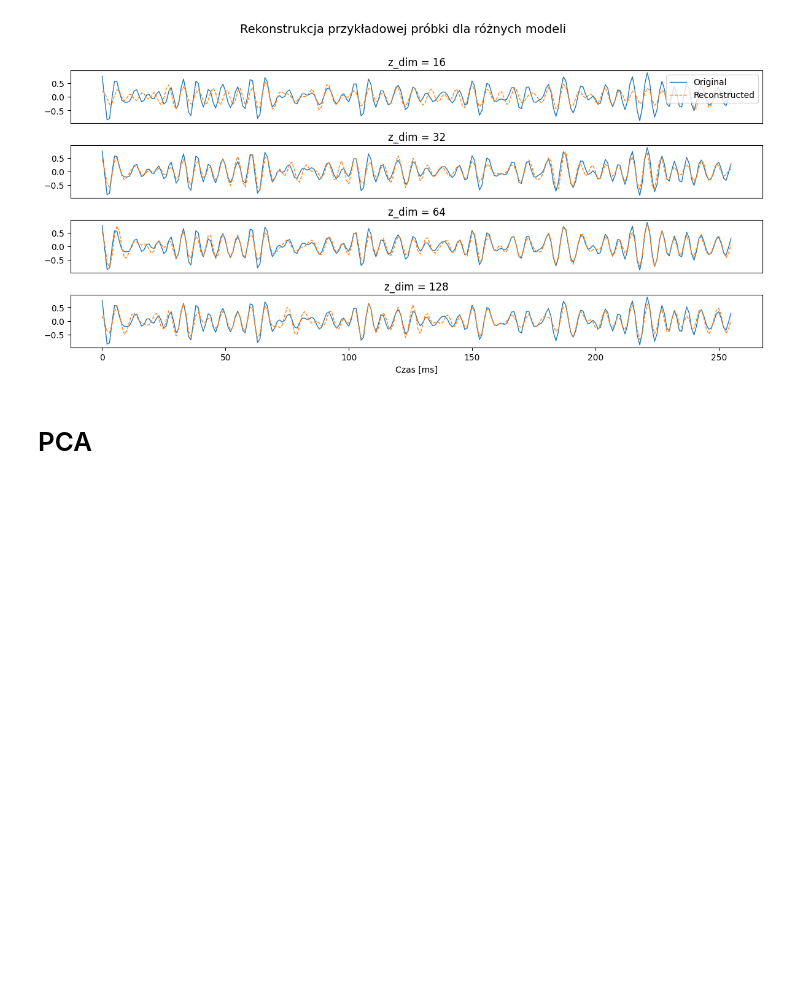
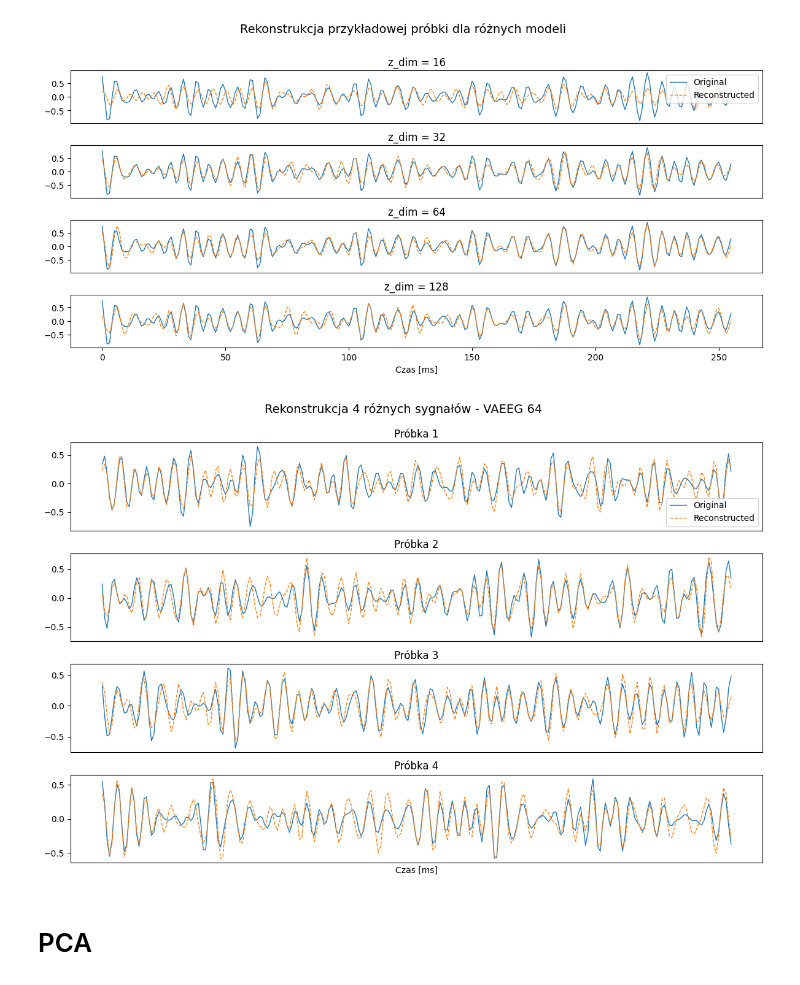
Before and after one commit to Nightbaka/mind-reader, a Jupyter notebook: experiments/vaeeg_experiments.ipynb, the cells around one changed output. Saved outputs shown, nothing was run; the diff lists cells and outputs as text; code cells hidden in the pictures; blank space fills up the shorter version.

Commit message:
Vaeeg experiments

```diff
--- a/experiments/vaeeg_experiments.ipynb
+++ b/experiments/vaeeg_experiments.ipynb
@@ -136,6 +131,44 @@ for i in range(num_samples):
 [figure]
 [figure]
 [figure]
+# %%
+import matplotlib.pyplot as plt
+import torch
+
+torch.manual_seed(SEED)
+x_batch = next(iter(test_loader))
+x_batch = x_batch.to(device)
+
+model_key = "64"
+model = models[model_key]
+model.eval()
+
+num_samples = 4  # Liczba sygnałów do pokazania
+
+fig, axs = plt.subplots(num_samples, 1, figsize=(12, 8))
+
+for i in range(num_samples):
+    x_single = x_batch[i+4].unsqueeze(0) /3
+
+    with torch.no_grad():
+        mu, log_var, x_recon = model(x_single)
+
+    original = x_single[0].detach().cpu().squeeze()
+    recon = x_recon[0].detach().cpu().squeeze()
+
+    axs[i].plot(original, label='Original', linewidth=1)
+    axs[i].plot(recon, label='Reconstructed', linestyle='--', linewidth=1)
+    axs[i].set_title(f"Próbka {i + 1}")
+    axs[i].set_xticks([])
+
+axs[-1].set_xlabel("Czas [ms]")
+axs[0].legend()
+fig.suptitle("Rekonstrukcja 4 różnych sygnałów - VAEEG 64", fontsize=14)
+plt.tight_layout()
+plt.subplots_adjust(top=0.9)
+plt.show()
+# %% [output]
+[figure, added]
 # %% [markdown]
 # PCA
 # %%
```
Also changed, not shown: parts of 12 cells of this notebook, 1 other file.
